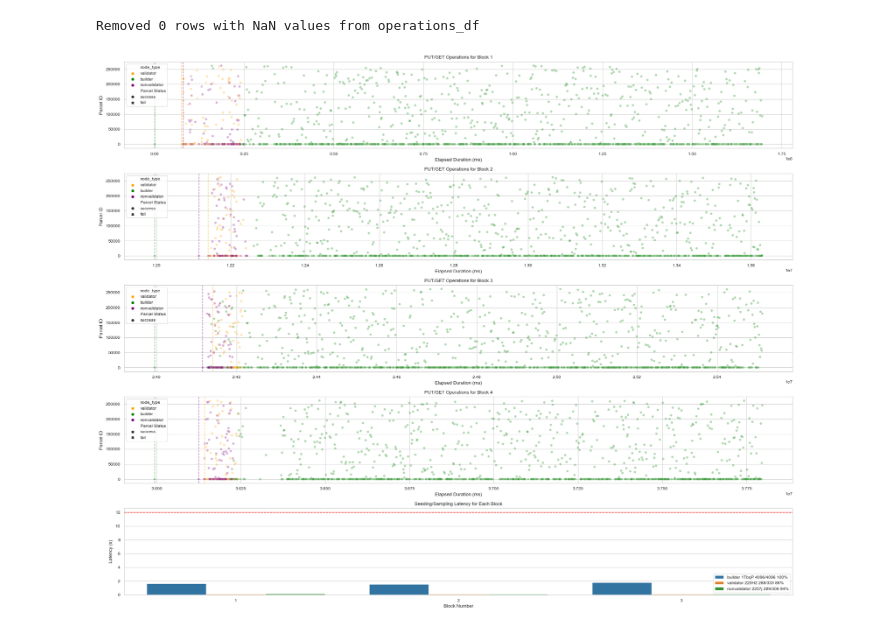
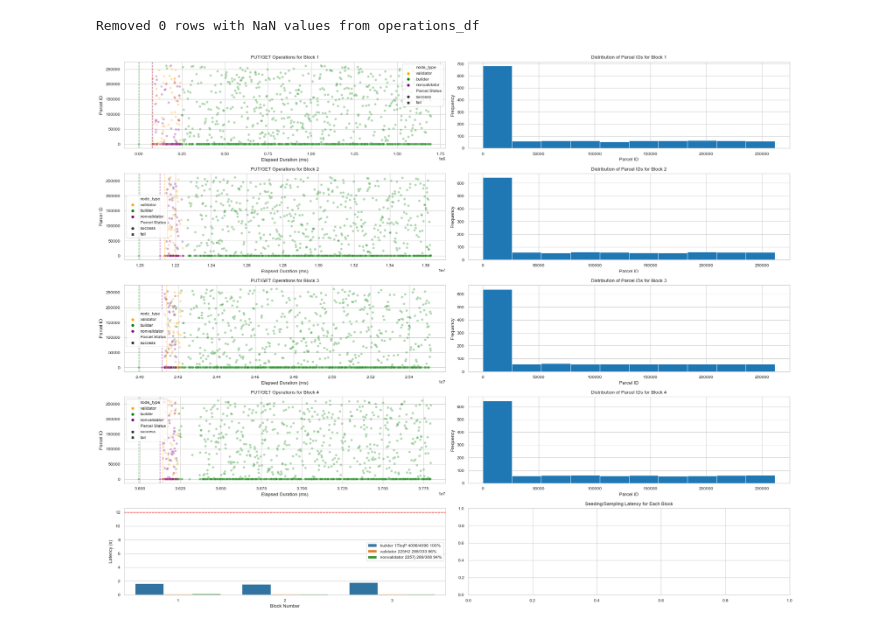
Before and after one commit to datahop/libp2p-das, a Jupyter notebook: notebook.ipynb, the cells around one changed output. Drawn from its saved outputs; the diff is of its cells as text; code cells hidden in the pictures.

Commit message:
Now plots the distributino of parcel IDs as a column

```diff
--- a/notebook.ipynb
+++ b/notebook.ipynb
@@ -167,7 +167,7 @@ sns.set_style("whitegrid")
 sns.set_context("paper")
 
 block_ids = putget_operations_df['Block ID'].unique()
-fig, axes = plt.subplots( len(block_ids) + 1 , 1, figsize=(20, 4*len(block_ids)))
+fig, axes = plt.subplots( len(block_ids) + 1 , 2, figsize=(20, 4*len(block_ids)))
 putget_operations_df_grouped = putget_operations_df.groupby("Block ID")
 
 hues = {
@@ -178,39 +178,56 @@ hues = {
 
 for block_id, block_df in putget_operations_df_grouped:
     block_id_index = block_id - 1
-    ax = axes[block_id_index]
 
+    ax = axes[block_id_index, 0]
     x_col = "elapsed_duration_ms"
 
     sns.scatterplot(x=x_col, y="Parcel ID", hue="node_type", data=block_df, ax=ax, alpha=0.3, palette=hues, style="Parcel Status")
 
     # Plot the starting signal vertical lines
     starting_signal_df = block_df[block_df['Parcel ID'] == -1]
+
     for index, row in starting_signal_df.iterrows():
         if row['node_type'] == "builder":
             ax.axvline(x=row[x_col], color='green', linestyle='--', alpha=0.5)
         elif row['node_type'] == "validator":
             ax.axvline(x=row[x_col], color='orange', linestyle='--', alpha=0.5)
         elif row['node_type'] == "nonvalidator":
             ax.axvline(x=row[x_col], color='purple', linestyle='--', alpha=0.5)
 
     ax.set_title("PUT/GET Operations for Block " + str(block_id))
     ax.set_xlabel("Elapsed Duration (ms)")
     # ax.set_xticks([])
     # ax.set_xticklabels([])
     ax.set_ylabel("Parcel ID")
     ax.legend()
 
+    # Plot distribution of parcel IDs
+    axes[block_id_index, 1].hist(block_df["Parcel ID"])
+    axes[block_id_index, 1].set_title("Distribution of Parcel IDs for Block " + str(block_id))
+    axes[block_id_index, 1].set_xlabel("Parcel ID")
+    axes[block_id_index, 1].set_ylabel("Frequency")
+
+
 i = len(block_ids)
+ax = axes[i, 0]
 plt.title("Seeding/Sampling Latency for Each Block")
-sns.barplot(x="block_id", y="Latency (s)", hue="node_label", data=latency_df, ax=axes[i])
-axes[i].set_xlabel("Block Number")
-axes[i].set_ylabel("Latency (s)")
-axes[i].axhline(y=12, color='red', linestyle='--')
-axes[i].legend()
+sns.barplot(x="block_id", y="Latency (s)", hue="node_label", data=latency_df, ax=ax)
+ax.set_xlabel("Block Number")
+ax.set_ylabel("Latency (s)")
+ax.legend()
+
+i = len(block_ids)
+ax = axes[i, 1]
+plt.title("Seeding/Sampling Latency for Each Block with 12 Second Threshold")
+sns.barplot(x="block_id", y="Latency (s)", hue="node_label", data=latency_df, ax=ax)
+ax.set_xlabel("Block Number")
+ax.set_ylabel("Latency (s)")
+ax.axhline(y=12, color='red', linestyle='--')
+ax.legend()
 
 plt.tight_layout()
 plt.show()
 # %% [output]
 Removed 0 rows with NaN values from operations_df
-[figure, old version]
+[figure, new version]
```
